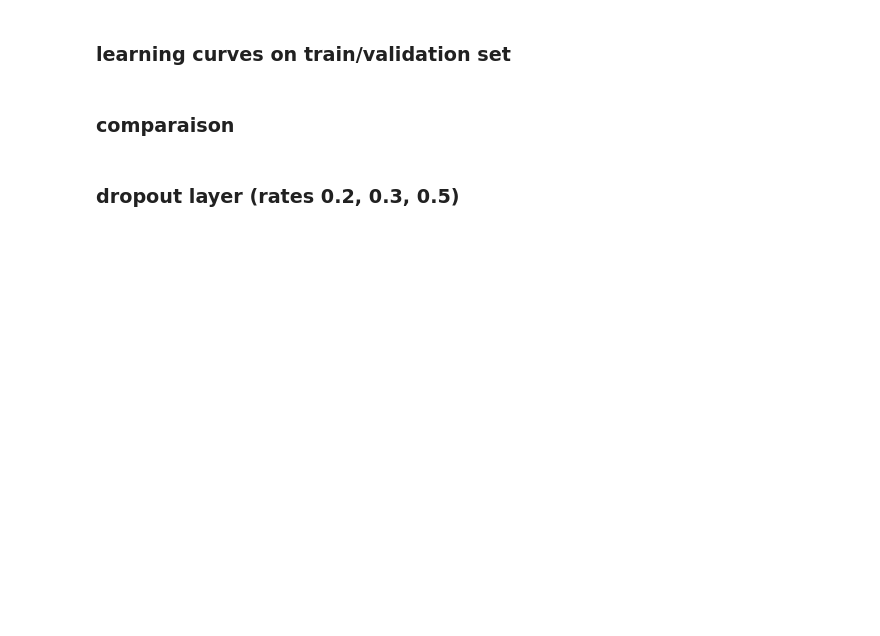
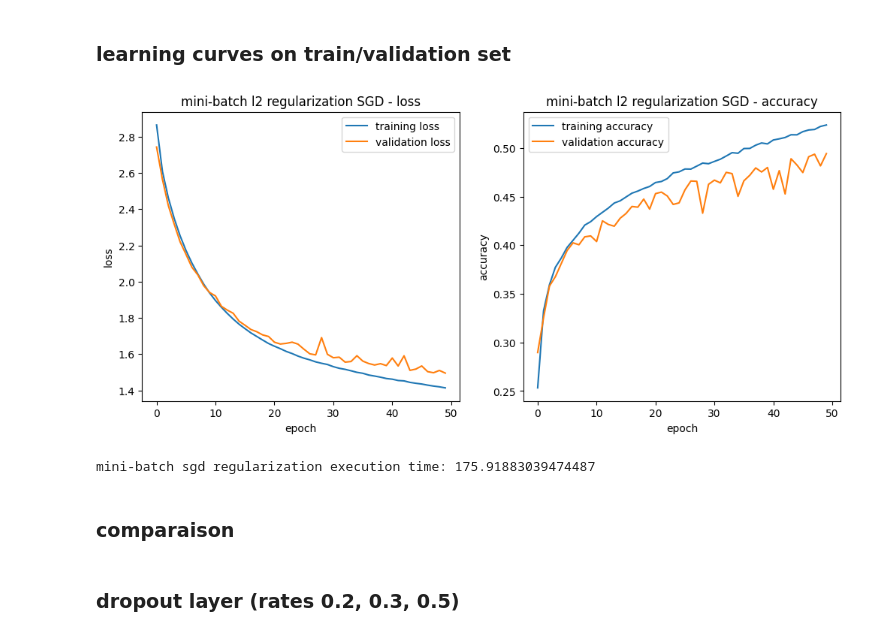
Before and after one commit to amaliahm/deep_learning_tps, a Jupyter notebook: tp2/part2.ipynb, the cells around one changed output. Drawn from its saved outputs; the diff is of its cells as text; code cells hidden in the pictures; blank space fills up the shorter version.

```diff
--- a/tp2/part2.ipynb
+++ b/tp2/part2.ipynb
@@ -31,2 +135,19 @@ x
 # %% [markdown]
 ### L2 norm regularization
+# %%
+def define_l2_sequantial_model():
+    model = Sequential()
+    model.add(Flatten(input_shape=(32, 32, 3)))
+    model.add(Dense(128, activation='relu'))
+    model.add(Dense(64, activation='relu', kernel_regularizer=l2(0.01)))
+    model.add(Dense(10, activation='softmax'))
+    return model
+# %%
+mini_sgd_l2_model = define_l2_sequantial_model()
+
+mini_sgd_l2_time_start = time.time()
+mini_sgd_l2_model.compile(optimizer=SGD(learning_rate=0.01), loss='categorical_crossentropy', metrics=['accuracy'])
+mini_sgd_l2_history = training_sequantial_model(mini_sgd_l2_model, 128)
+mini_sgd_l2_time_end = time.time()
+
+mini_sgd_l2_time = mini_sgd_l2_time_end - mini_sgd_l2_time_start
@@ -33,5 +172,13 @@ x
 # %% [markdown]
 ### learning curves on train/validation set
+# %%
+plot_learning_curves(mini_sgd_l2_history, 'mini-batch l2 regularization SGD')
+# %% [output]
+[figure, added]
+# %%
+print('mini-batch sgd regularization execution time:', mini_sgd_l2_time)
+# %% [output]
+mini-batch sgd regularization execution time: 175.91883039474487
 # %% [markdown]
 ### comparaison
 # %% [markdown]
```
Also changed, not shown: parts of 39 cells of this notebook.
